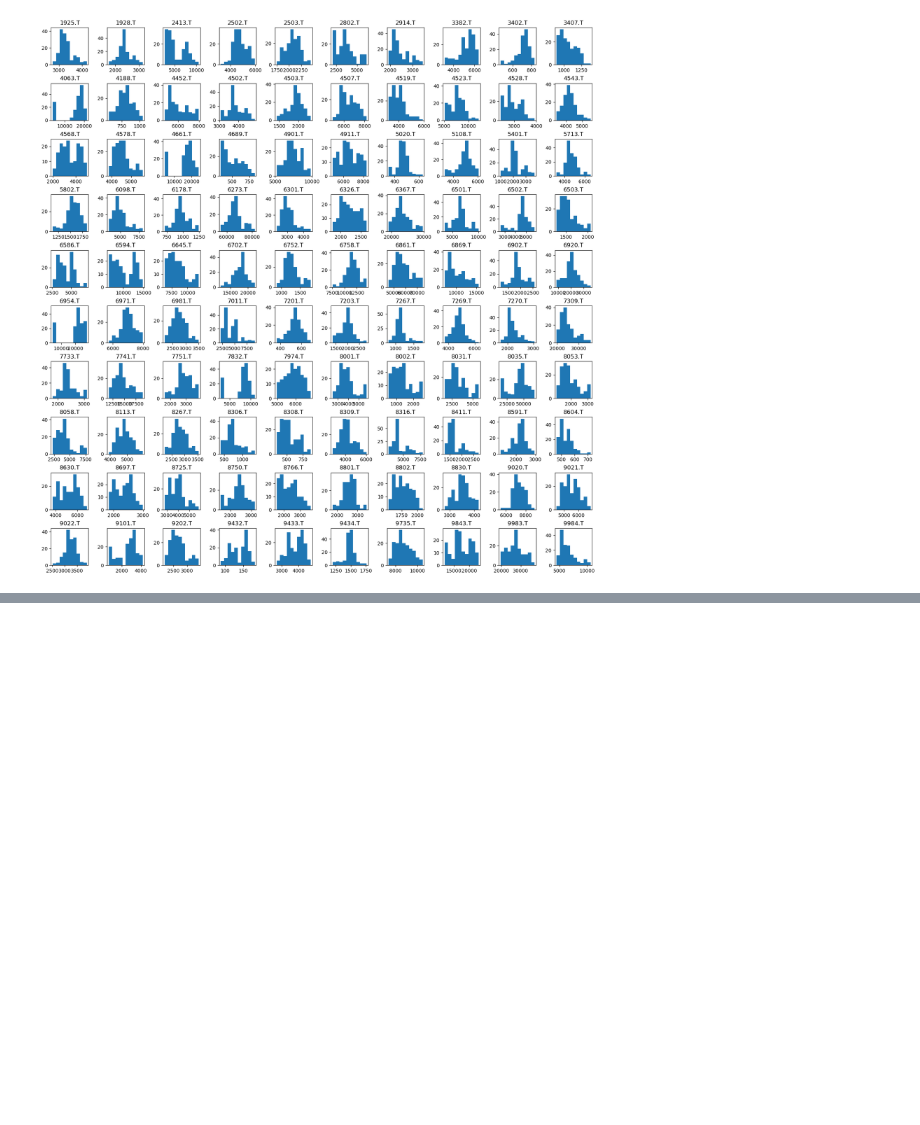
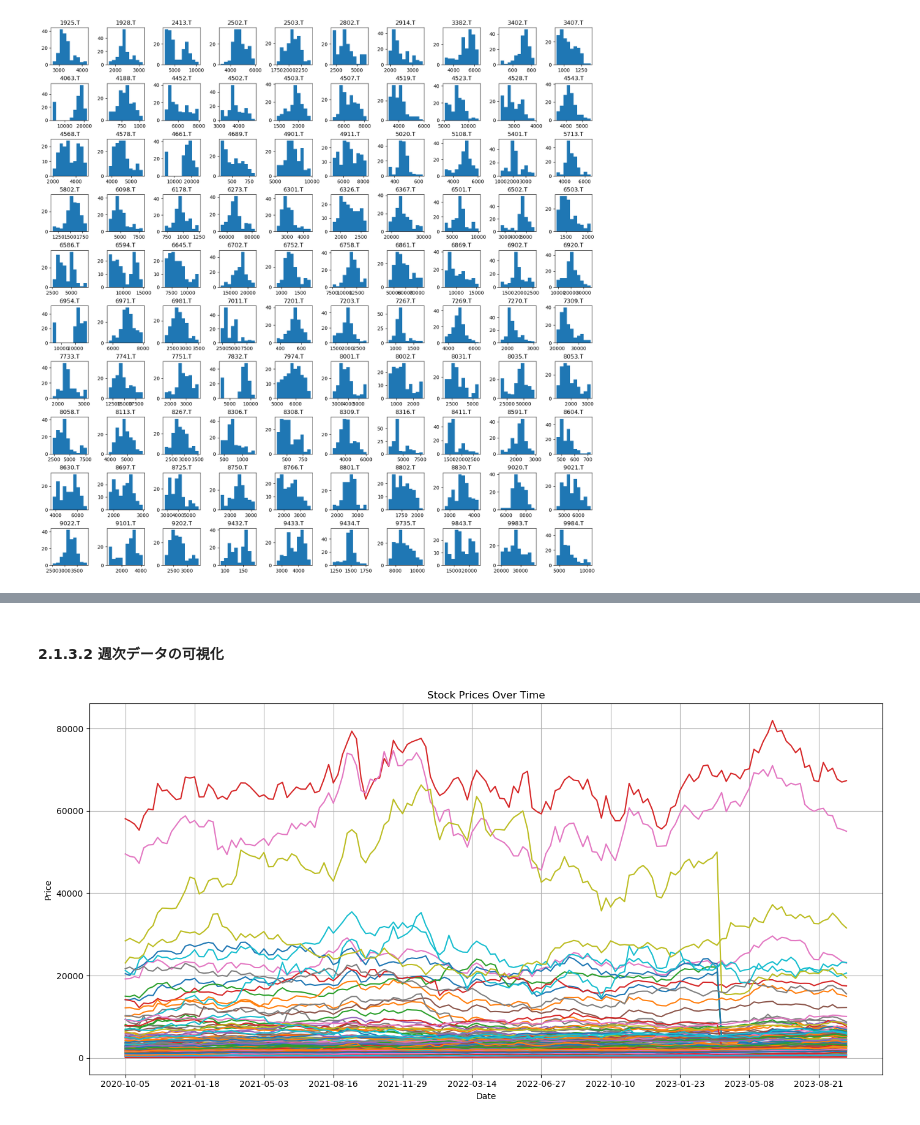
Before and after one commit to aguilarklyno/Fukuhara-Seminar, a Jupyter notebook: 23_10_20_weeek-02/Main.ipynb, the cells around one changed output, grey strips where cells are left out. Cells and saved outputs as stored; diff of their text form; code cells hidden in the pictures; blank space fills up the shorter version.

```diff
--- a/23_10_20_weeek-02/Main.ipynb
+++ b/23_10_20_weeek-02/Main.ipynb
@@ -458,0 +641,8 @@ all_df_weekly.describe()
+# %% [markdown]
+#### **2.1.3.2 週次データの可視化**
+# %%
+# 使用例:
+tickers_to_plot = [i for i in all_tickers]
+plot_multiple_stocks_time_series(all_df_weekly, tickers_to_plot)
+# %% [output]
+[figure, added]
```
Also changed, not shown: parts of 13 cells of this notebook.
